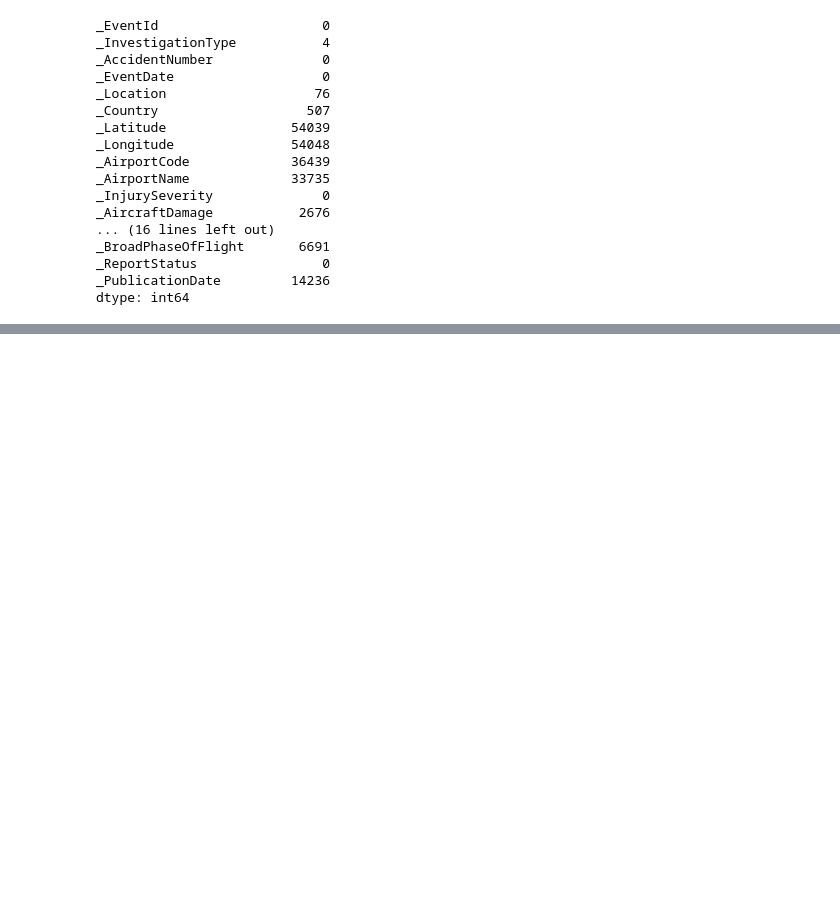
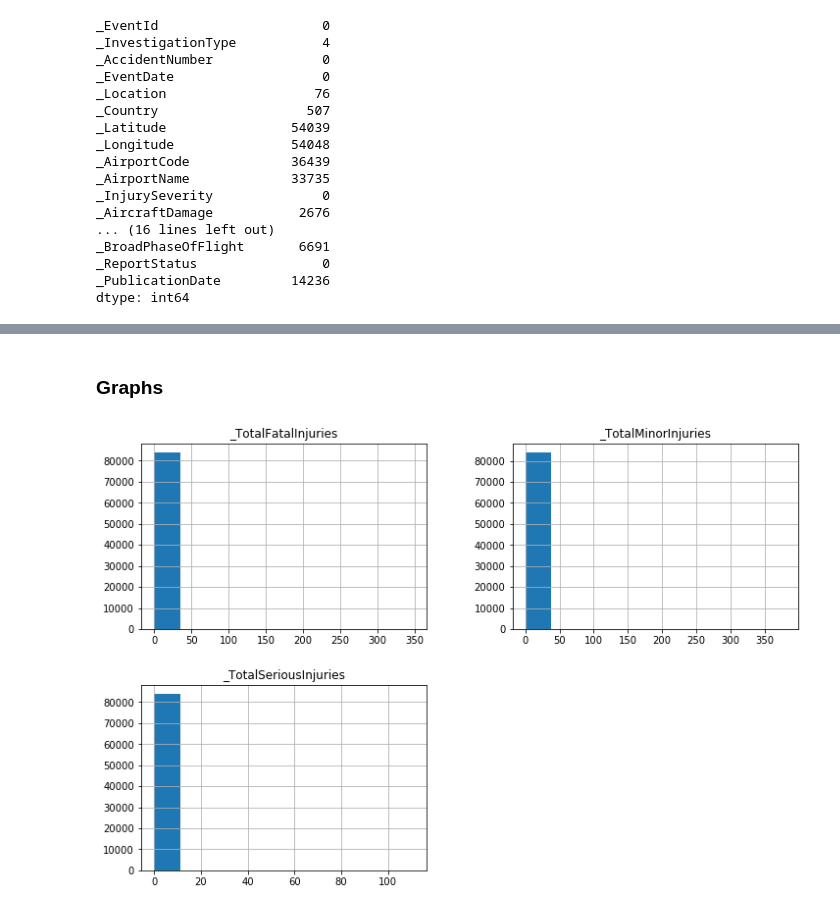
Before and after one commit to DenShilkin/5340, a Jupyter notebook: ADTA5340 - Final - Part 3 - Data preprocessing.ipynb, the cells around one changed output, grey strips where cells are left out. Cells and saved outputs as stored; diff of their text form; code cells hidden in the pictures; blank space fills up the shorter version.

```diff
--- a/ADTA5340 - Final - Part 3 - Data preprocessing.ipynb
+++ b/ADTA5340 - Final - Part 3 - Data preprocessing.ipynb
@@ -136,0 +176,8 @@ dtype: int64
+# %%
+df2[['_FARDescription']]=df2[['_FARDescription']].replace(np.NaN,"No")
+# %%
+df2[['_Schedule']]=df2[['_Schedule']].replace(np.NaN,"NO")
+# %%
+df2[['_PurposeOfFlight']]=df2[['_PurposeOfFlight']].replace(np.NaN,"Unknown")
+# %%
+df2[['_BroadPhaseOfFlight']]=df2[['_BroadPhaseOfFlight']].replace(np.NaN,"UNKNOWN")
@@ -136,0 +236,7 @@ dtype: int64
+# %% [markdown]
+### Graphs
+# %%
+df2.hist(figsize=(12, 8))
+pyplot.show()
+# %% [output]
+[figure, added]
```
Also changed, not shown: parts of 18 cells of this notebook, 5 other files.
